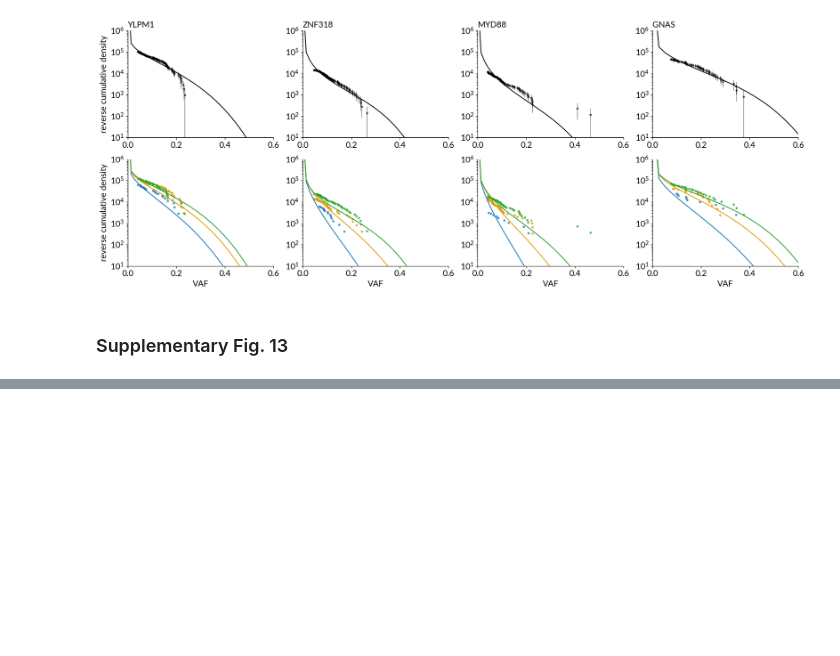
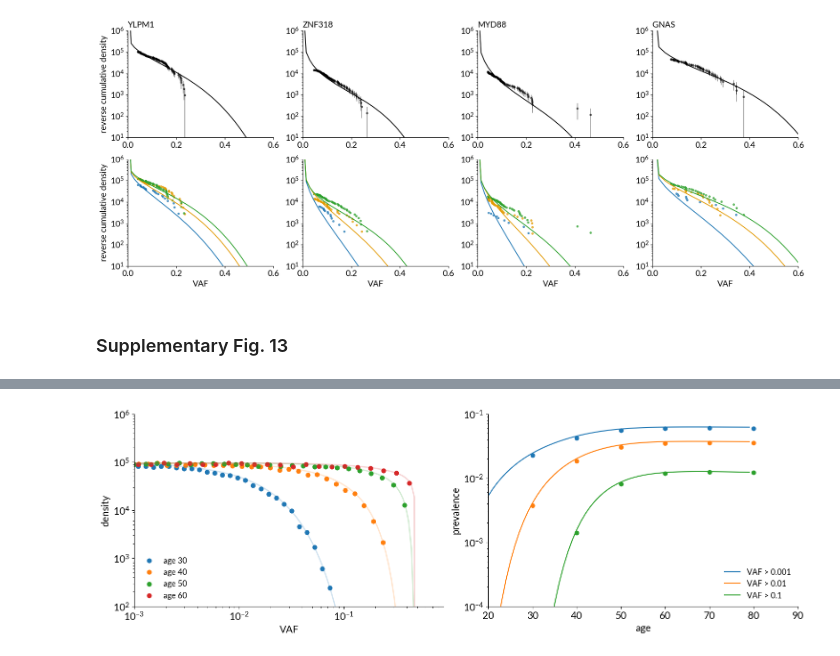
Before and after one commit to the-blundell-lab/AgeRelatedClonalDynamics, a Jupyter notebook: clonal_competition.ipynb, the cells around one changed output, grey strips where cells are left out. Cells and saved outputs as stored; diff of their text form; code cells hidden in the pictures; blank space fills up the shorter version.

```diff
--- a/clonal_competition.ipynb
+++ b/clonal_competition.ipynb
@@ -382,0 +510,85 @@ plt.show()
+# %%
+# import simulation
+variants_long = pd.read_csv('simulation_files/supplementary_comp_R882H.csv')
+variants_long = variants_long[variants_long['mutation_type'] == 'R882H']
+ages = np.sort(variants_long.age.unique())
+#long_variants['age'] = 'age'+long_variants.age.astype('str')
+# %%
+# indicative values of mu, s used for the simulation (taken from a previous optimisation run - other values equally valid)
+# this plot takes a few minutes to generate
+
+mu1 = 1.16488885e-08 *10
+s1 = 2.14125191e-01
+mu2 = 1.16281741e-05
+s2 = 2.20395109e-01
+N = 100000
+number_of_individuals = 424089
+
+fig, ax = plt.subplots(1, 2, figsize=[15, 5])
+for age in [30, 40, 50, 60]: #np.sort(variants_long['age'].unique()):
+    variants_to_hist = variants_long[(variants_long.mutation_type == 'R882H') &
+                                     (variants_long.age == age)]
+    freqs_to_hist = variants_to_hist.true_freq.reset_index(drop=True)
+    bin_number = 60
+
+    normed_value = number_of_individuals*mu1
+
+    hist, bins = np.histogram(freqs_to_hist, bins = np.logspace(np.log10(min(freqs_to_hist)),
+                                                                np.log10(max(freqs_to_hist)),
+                                                                bin_number))
+                              #bins=bin_number,
+                              #range=(min(freqs_to_hist), max(freqs_to_hist)))
+    widths = np.diff(bins)
+    bin_centres = np.sqrt((bins[:-1]*bins[1:]))#/2.
+    hist_plot = np.array(hist, dtype=float)*bin_centres
+    hist_plot /= normed_value*widths# here is the 1e4 correct
+    #log_hist = np.log(hist_plot)
+    ax[0].scatter(bin_centres, hist_plot, s=40, label=f'age {age}')
+
+    x_theory = np.logspace(-3, np.log10(0.499), 100)
+    integration_limits = [0, 50*(np.exp(s2*age)-1)/s2]
+    y_theory = []
+    for x in x_theory:
+        y_theory.append(ev.rho_competitive(x, mu1, mu2, s1, s2, age, N, *integration_limits))
+    y_theory = np.array(y_theory)*x_theory/mu1
+    ax[0].plot(x_theory, y_theory, linestyle = '-', lw=2, alpha = 0.2)#, zorder=1)#, label= age)
+    ax[0].set_yscale('log')
+    ax[0].set_xscale('log')
+    ax[0].set_xlim(1e-3)
+    ax[0].set_ylim(1e2, 1e6)
+    ax[0].set_xlabel('VAF')
+    ax[0].set_ylabel('density')
+    ax[0].legend(fontsize=12, loc='lower left')
+    #fix_plots(ax[0])
+
+for cutoff in [0.001, 0.01, 0.10]:
+    #print(cutoff)
+    variants_cutoff = variants_long[variants_long.true_freq > cutoff]
+    prevalence_ages = []
+    for age in ages:
+        variants_to_hist = variants_cutoff[(variants_cutoff.mutation_type == 'R882H') &
+                                           (variants_cutoff.age == age)]
+        prevalence_ages.append(len(variants_to_hist)/number_of_individuals)
+
+    ax[1].scatter(ages, prevalence_ages)
+    # theoretical prevalence
+
+    theoretical_prevalence = []
+    for age in range(20, 80):
+        integration_limits = [0, 50*(np.exp(s2*age)-1)/s2]
+        theoretical_prevalence.append(it.quad(ev.rho_competitive, cutoff, 0.5, args=(mu1, mu2, s1, s2, age, N, integration_limits[0], integration_limits[1]))[0])
+
+    ax[1].plot(list(range(20, 80)), theoretical_prevalence, label='VAF > '+str(cutoff))
+    ax[1].grid(False)
+    ax[1].set_xlim(20, 90)
+    ax[1].set_yscale('log')
+    ax[1].set_ylim(1e-4, 1e-1)
+    ax[1].legend()
+    ax[1].set_xlabel('age')
+    ax[1].set_ylabel('prevalence')
+    #fix_plots(ax[1])
+    ax[1].legend(fontsize=12)
+plt.tight_layout()
+plt.show()
+# %% [output]
+[figure, added]
```
Also changed, not shown: parts of 10 cells of this notebook, 6 other files.
